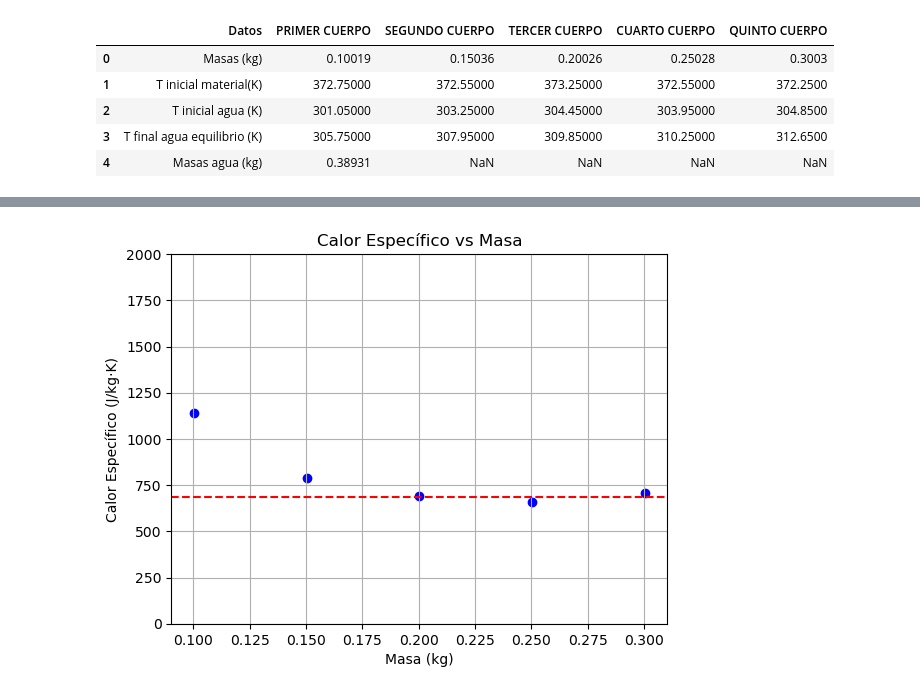
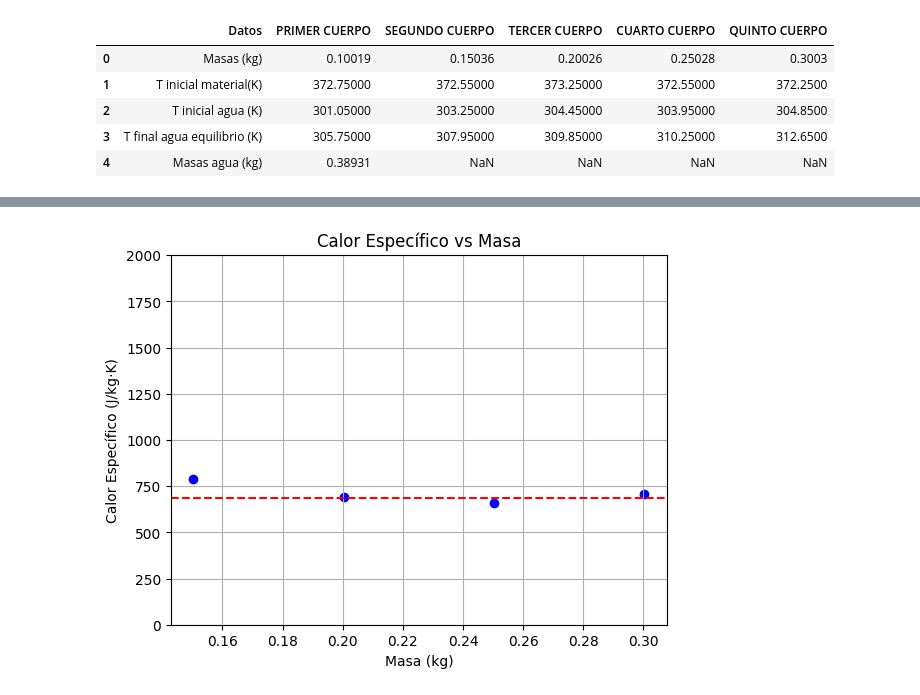
Before and after one commit to Vicber507/Calorimetria, a Jupyter notebook: Informe de calorimetria.ipynb, the cells around one changed output, grey strips where cells are left out. Drawn from its saved outputs; the diff is of its cells as text; code cells hidden in the pictures.

```diff
--- a/Informe de calorimetria.ipynb
+++ b/Informe de calorimetria.ipynb
@@ -202,15 +202,15 @@ Calor especifico del cuerpo 4 = 709.7026627734638
 # %%
 import matplotlib.pyplot as plt
 
-plt.scatter(masas, s_h, marker='o', color='b')
+plt.scatter(masas[1:], s_h[1:], marker='o', color='b')
 
 plt.xlabel('Masa (kg)')
 plt.ylabel('Calor Específico (J/kg·K)')
 plt.title('Calor Específico vs Masa')
 plt.ylim(0, 2000)
 plt.grid(True)
 plt.axhline(y=686.76, color='r', linestyle='--', label='y = 686.76')
 
 plt.show()
 # %% [output]
-[figure, old version]
+[figure, new version]
```
Also changed, not shown: parts of 2 cells of this notebook.
